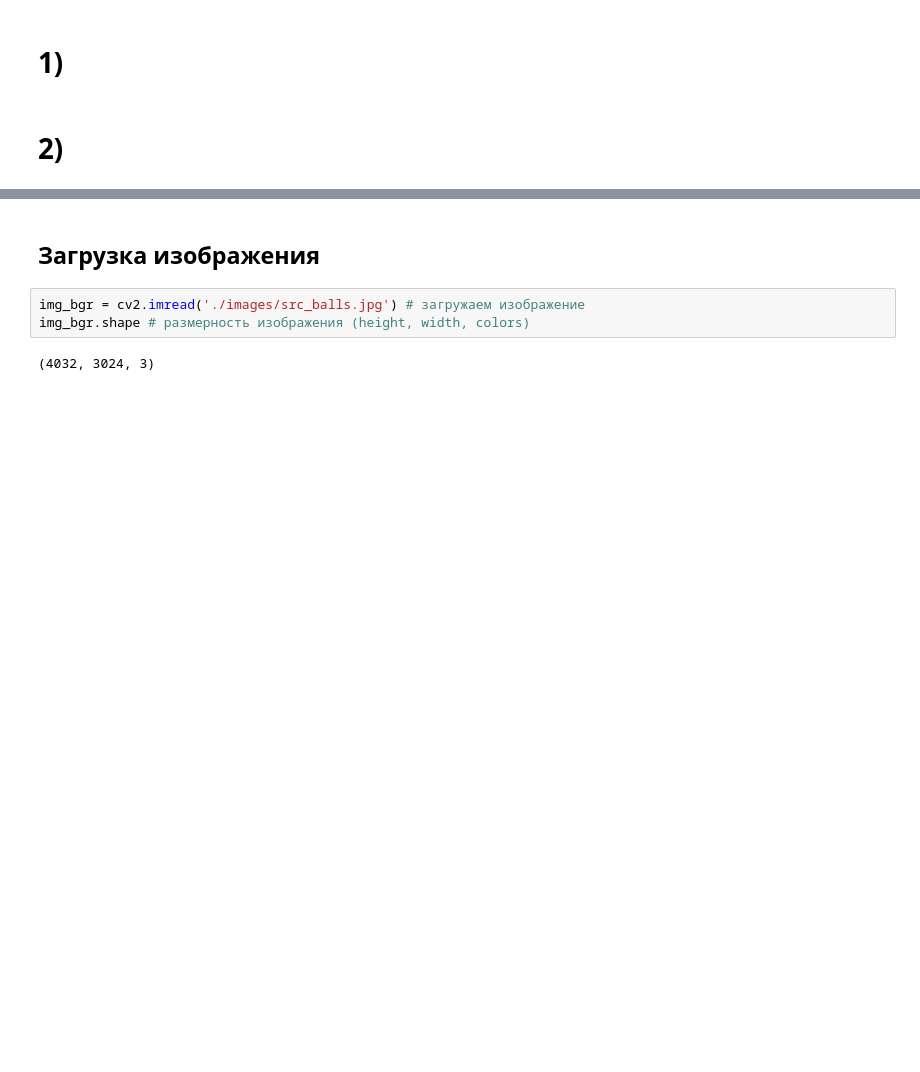
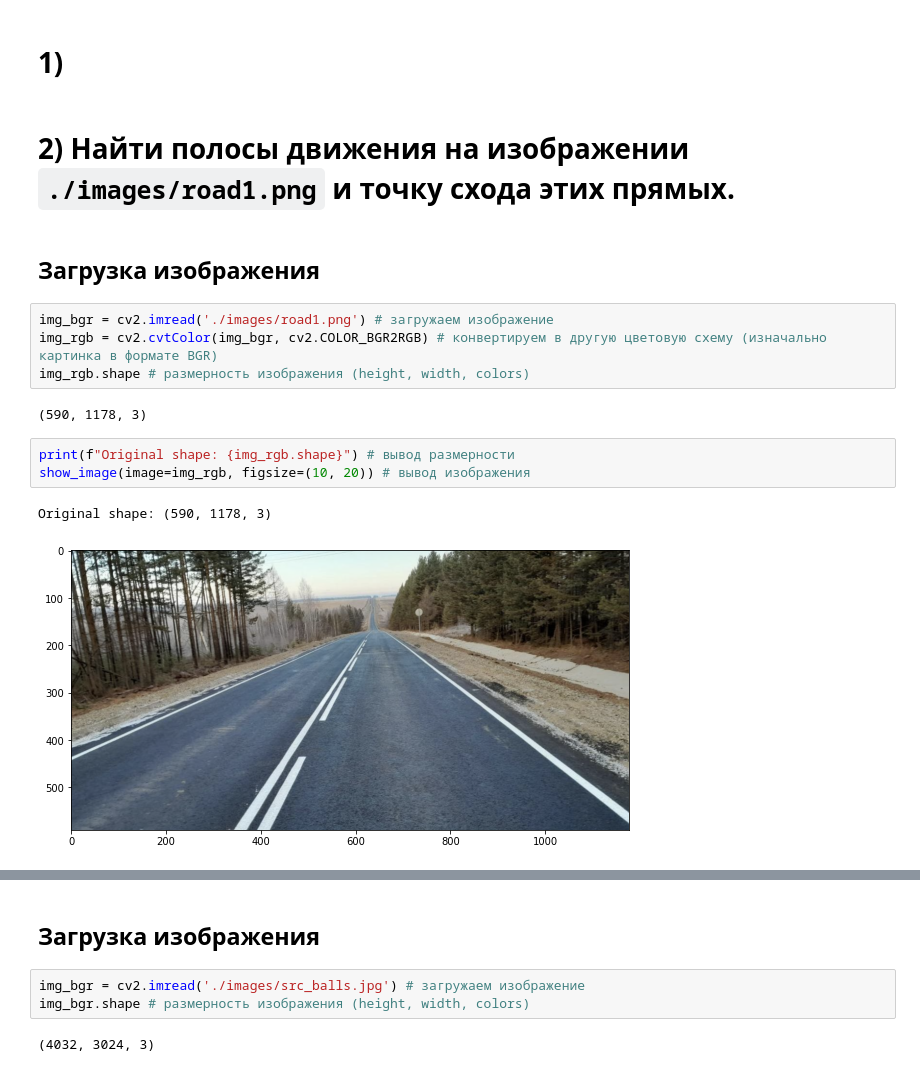
Before and after one commit to DenisKabanov/methods_of_intellectual_data_analysis, a Jupyter notebook: 1) Simple CV/task.ipynb, the cells around one changed output, grey strips where cells are left out. Drawn from its saved outputs; the diff is of its cells as text; blank space fills up the shorter version.

```diff
--- a/1) Simple CV/task.ipynb
+++ b/1) Simple CV/task.ipynb
@@ -33,4 +47,18 @@ def show_image(image, figsize: tuple, gray: bool=False) -> None:
 # %% [markdown]
 # 1)
-# %% [markdown]
-# 2)
+# %% [markdown]
+# 2) Найти полосы движения на изображении `./images/road1.png` и точку схода этих прямых.
+# %% [markdown]
+## Загрузка изображения
+# %%
+img_bgr = cv2.imread('./images/road1.png') # загружаем изображение
+img_rgb = cv2.cvtColor(img_bgr, cv2.COLOR_BGR2RGB) # конвертируем в другую цветовую схему (изначально картинка в формате BGR)
+img_rgb.shape # размерность изображения (height, width, colors)
+# %% [output]
+(590, 1178, 3)
+# %%
+print(f"Original shape: {img_rgb.shape}") # вывод размерности
+show_image(image=img_rgb, figsize=(10, 20)) # вывод изображения
+# %% [output]
+Original shape: (590, 1178, 3)
+[figure, added]
```
Also changed, not shown: parts of 32 cells of this notebook, 2 other files.
